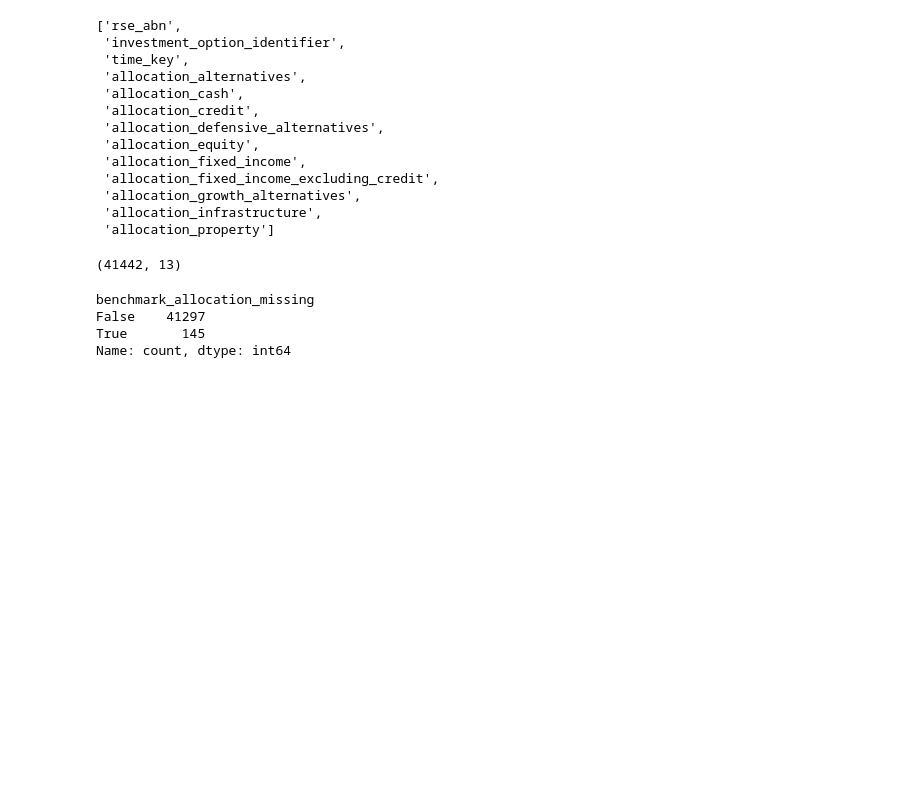
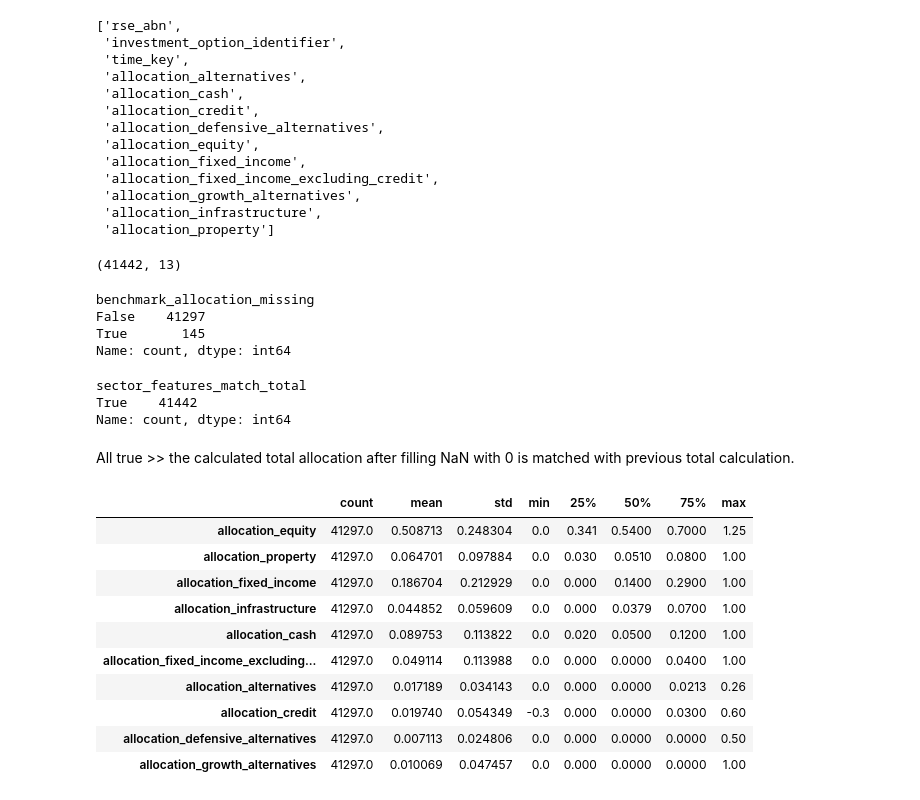
Before and after one commit to terra9/superannuation-performance-early-warning, a Jupyter notebook: notebooks/apra_data_audit.ipynb, the cells around one changed output. Cells and saved outputs as stored; diff of their text form; code cells hidden in the pictures; blank space fills up the shorter version.

Commit message:
Created RSE ABN, option, time with allocation per sector dataframe with Currency Exposure and missing flags.

```diff
--- a/notebooks/apra_data_audit.ipynb
+++ b/notebooks/apra_data_audit.ipynb
@@ -5453,0 +5501,26 @@ Name: count, dtype: int64
+# %%
+option_period_saa_features[
+    "sector_features_match_total"
+].value_counts(dropna=False)
+# %% [output]
+sector_features_match_total
+True    41442
+Name: count, dtype: int64
+# %% [markdown]
+All true >> the calculated total allocation after filling NaN with 0 is matched with previous total calculation.
+# %%
+option_period_saa_features[
+    allocation_feature_cols
+].describe().T
+# %% [output]
+|  | count | mean | std | min | 25% | 50% | 75% | max |
+| allocation_equity | 41297.0 | 0.508713 | 0.248304 | 0.0 | 0.341 | 0.5400 | 0.7000 | 1.25 |
+| allocation_property | 41297.0 | 0.064701 | 0.097884 | 0.0 | 0.030 | 0.0510 | 0.0800 | 1.00 |
+| allocation_fixed_income | 41297.0 | 0.186704 | 0.212929 | 0.0 | 0.000 | 0.1400 | 0.2900 | 1.00 |
+| allocation_infrastructure | 41297.0 | 0.044852 | 0.059609 | 0.0 | 0.000 | 0.0379 | 0.0700 | 1.00 |
+| allocation_cash | 41297.0 | 0.089753 | 0.113822 | 0.0 | 0.020 | 0.0500 | 0.1200 | 1.00 |
+| allocation_fixed_income_excluding... | 41297.0 | 0.049114 | 0.113988 | 0.0 | 0.000 | 0.0000 | 0.0400 | 1.00 |
+| allocation_alternatives | 41297.0 | 0.017189 | 0.034143 | 0.0 | 0.000 | 0.0000 | 0.0213 | 0.26 |
+| allocation_credit | 41297.0 | 0.019740 | 0.054349 | -0.3 | 0.000 | 0.0000 | 0.0300 | 0.60 |
+| allocation_defensive_alternatives | 41297.0 | 0.007113 | 0.024806 | 0.0 | 0.000 | 0.0000 | 0.0000 | 0.50 |
+| allocation_growth_alternatives | 41297.0 | 0.010069 | 0.047457 | 0.0 | 0.000 | 0.0000 | 0.0000 | 1.00 |
```
Also changed, not shown: parts of 5 cells of this notebook.
